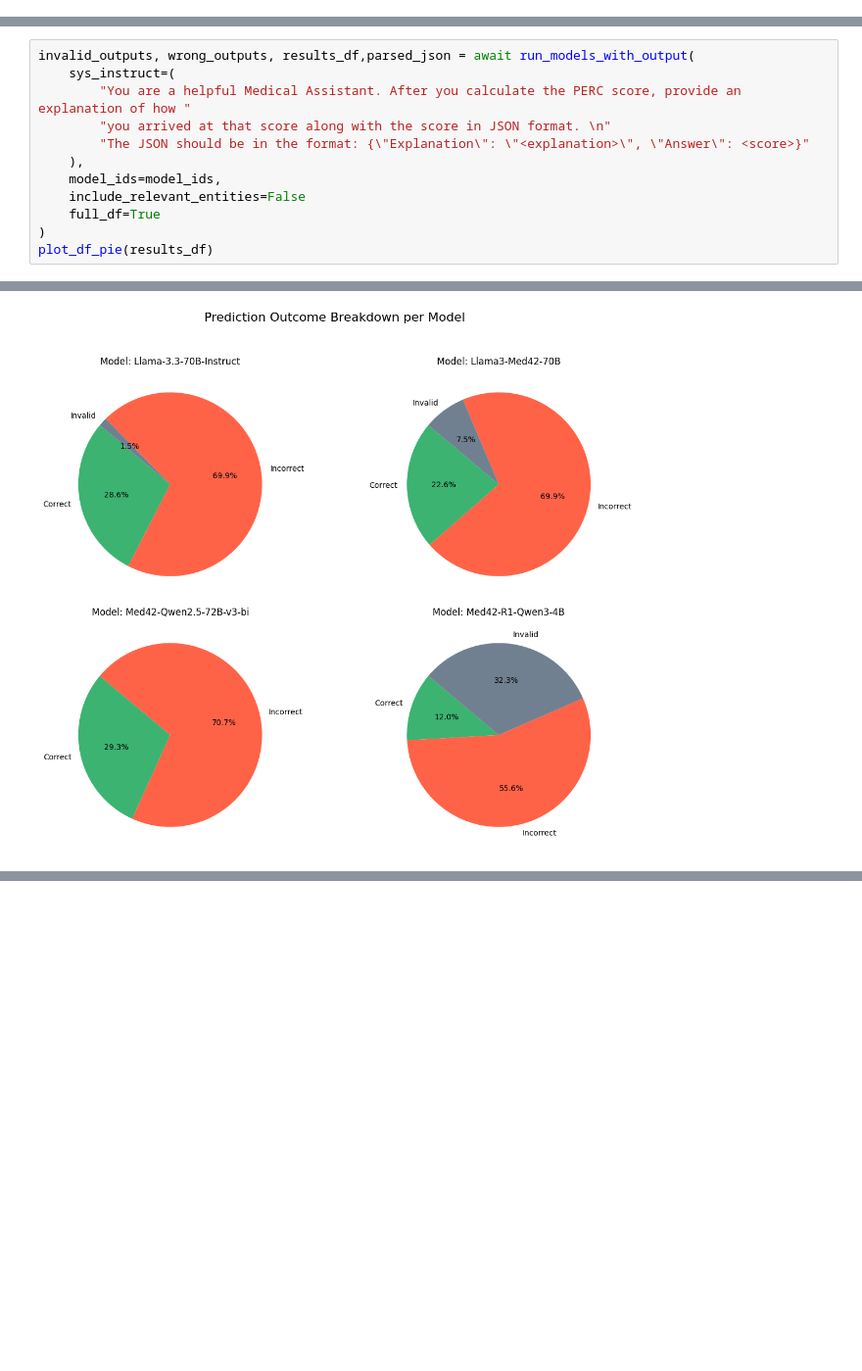
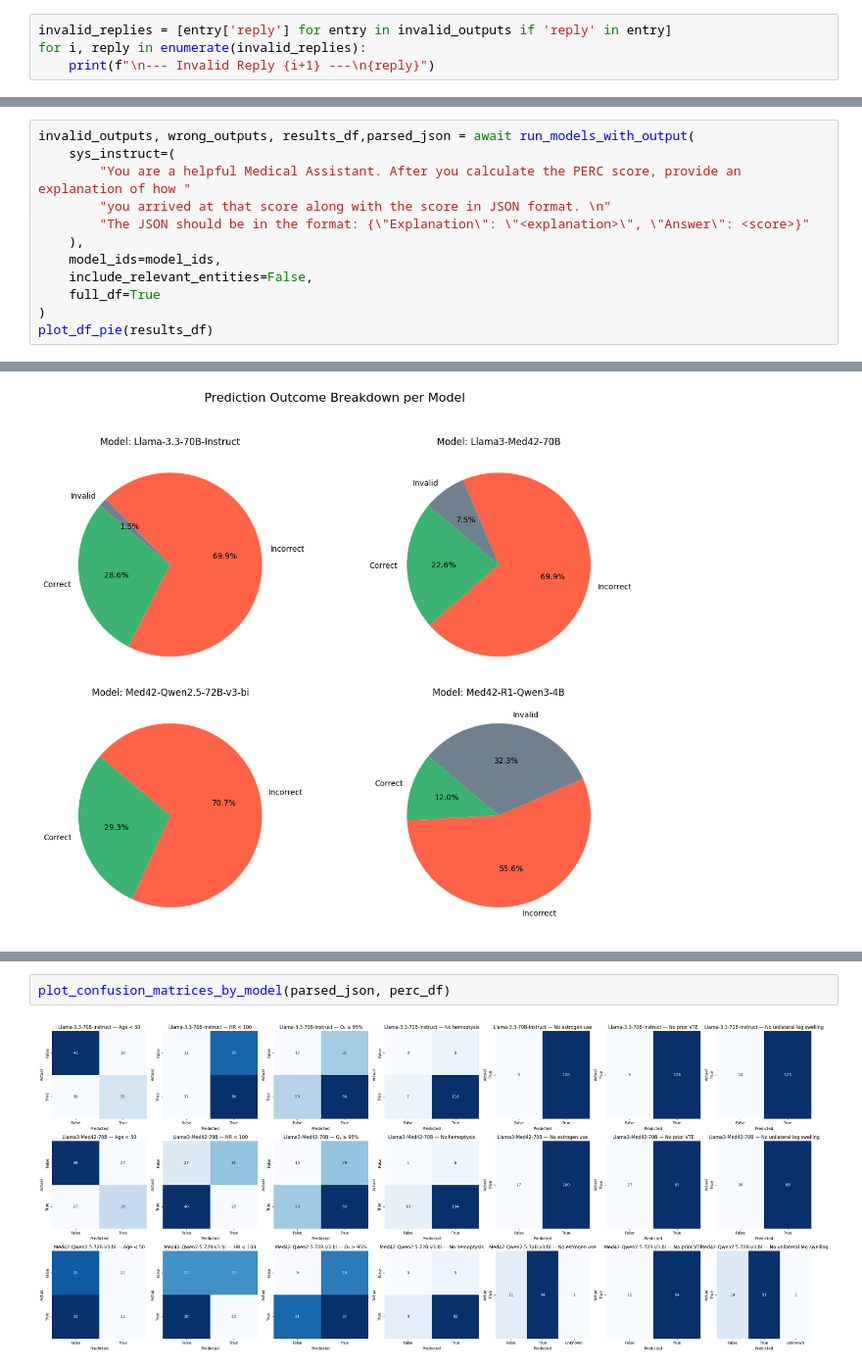
Before and after one commit to mohamed02-code/AI_agent, a Jupyter notebook: EDA_PERC_3.ipynb, the cells around one changed output, grey strips where cells are left out. Shown: that part at 98% size. Saved outputs shown, nothing was run; the diff lists cells and outputs as text; blank space fills up the shorter version.

```diff
--- a/EDA_PERC_3.ipynb
+++ b/EDA_PERC_3.ipynb
@@ -597,3 +606,7 @@ async def run_models_with_output(
 ### Testing Function with different prompts
 # %% [markdown]
 #### Simple prompt (includes all relevant entites in prompt)
+# %%
+invalid_replies = [entry['reply'] for entry in invalid_outputs if 'reply' in entry]
+for i, reply in enumerate(invalid_replies):
+    print(f"\n--- Invalid Reply {i+1} ---\n{reply}")
@@ -624,7 +669,7 @@ invalid_outputs, wrong_outputs, results_df,parsed_json = await run_models_with_o
         "The JSON should be in the format: {\"Explanation\": \"<explanation>\", \"Answer\": <score>}"
     ),
     model_ids=model_ids,
-    include_relevant_entities=False
+    include_relevant_entities=False,
     full_df=True
 )
 plot_df_pie(results_df)
@@ -782,0 +985,4 @@ Agent rerruning prompt invalid checkings
+# %%
+plot_confusion_matrices_by_model(parsed_json, perc_df)
+# %% [output]
+[figure, added]
```
Also changed, not shown: parts of 21 cells of this notebook.
